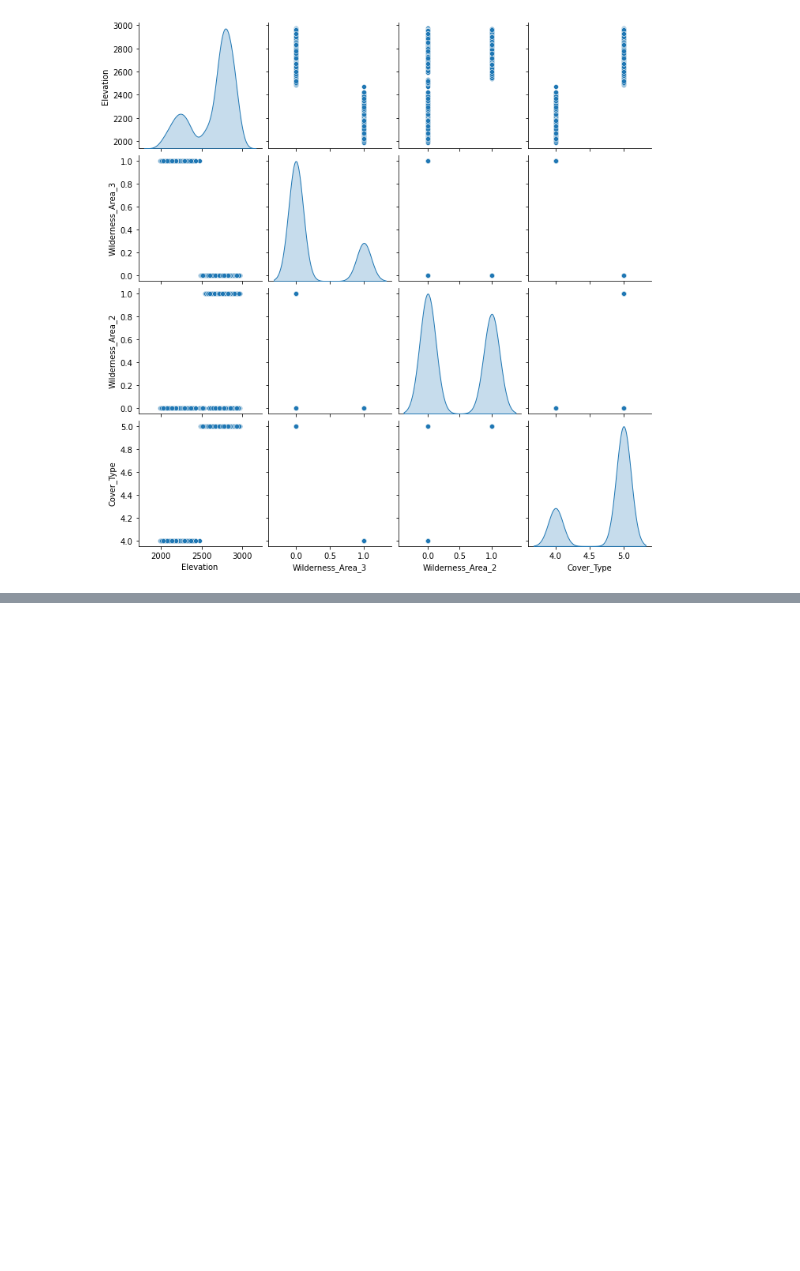
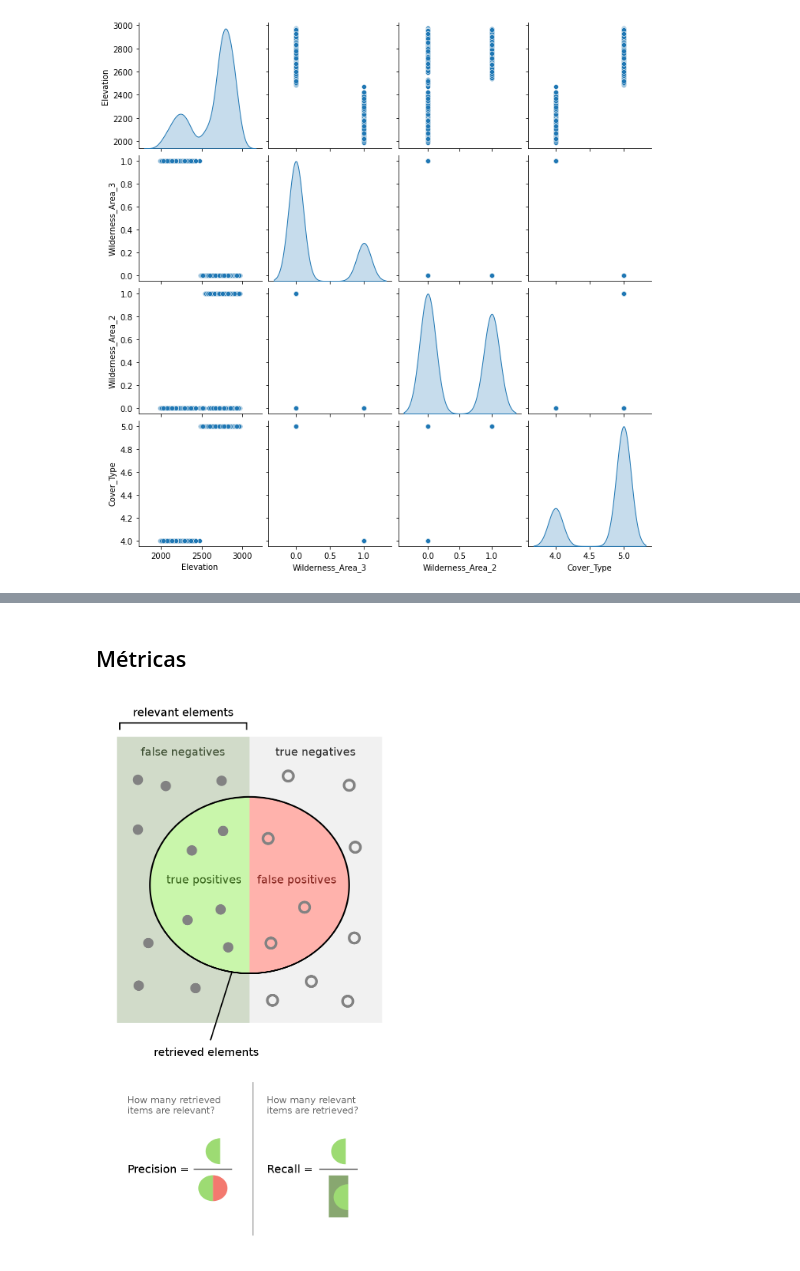
Before and after one commit to almall/GCPDeploymentCourse, a Jupyter notebook: 2-AutoML.ipynb, the cells around one changed output, grey strips where cells are left out. Drawn from its saved outputs; the diff is of its cells as text; code cells hidden in the pictures; blank space fills up the shorter version.

```diff
--- a/2-AutoML.ipynb
+++ b/2-AutoML.ipynb
@@ -108,0 +134,7 @@ sns.pairplot(df.head(1000)[["Elevation", "Wilderness_Area_3", "Wilderness_Area_2
+# %% [markdown]
+## Métricas
+# %%
+from IPython.display import Image
+Image("https://upload.wikimedia.org/wikipedia/commons/thumb/2/26/Precisionrecall.svg/800px-Precisionrecall.svg.png")
+# %% [output]
+[figure, added]
```
Also changed, not shown: parts of 7 cells of this notebook, 6 other files.
